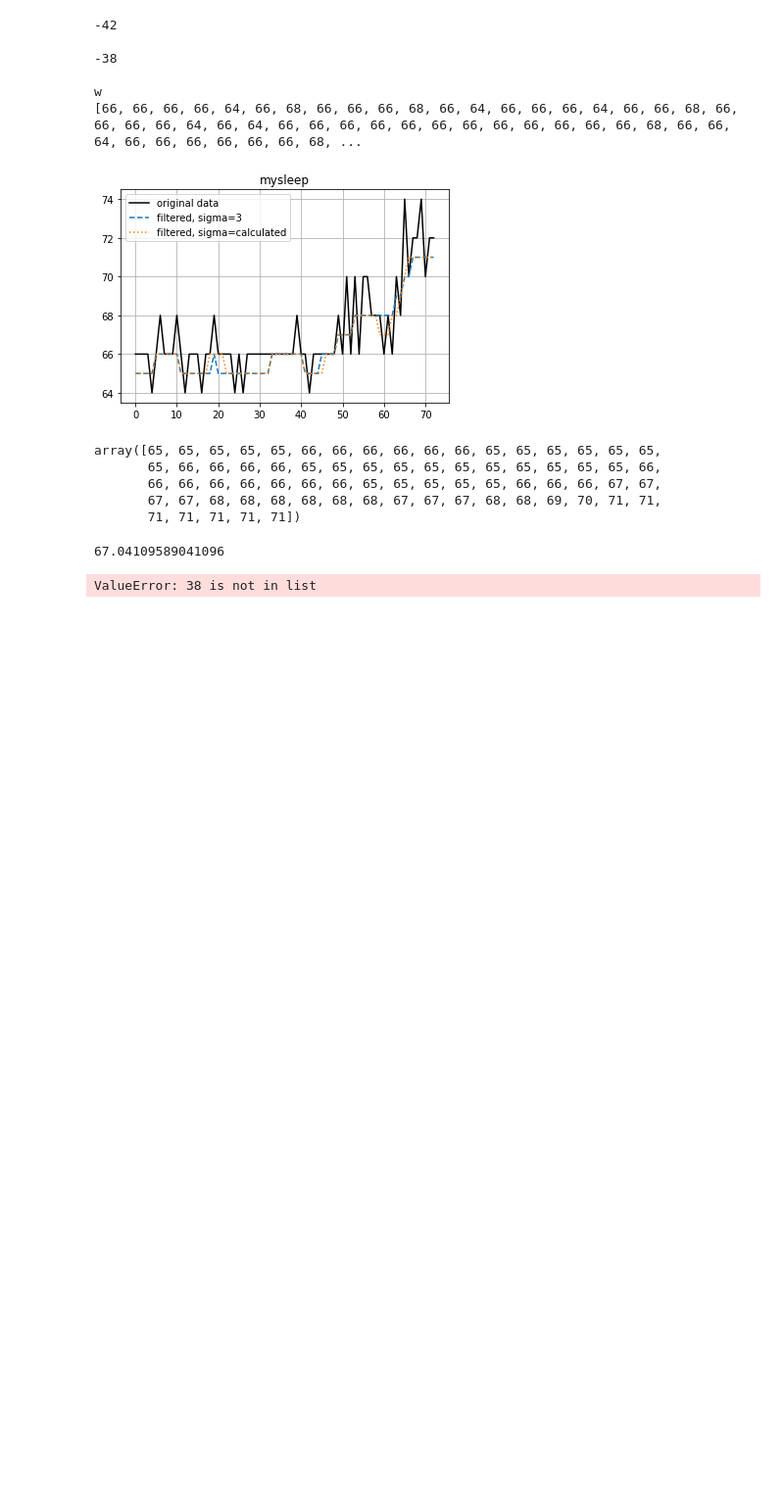
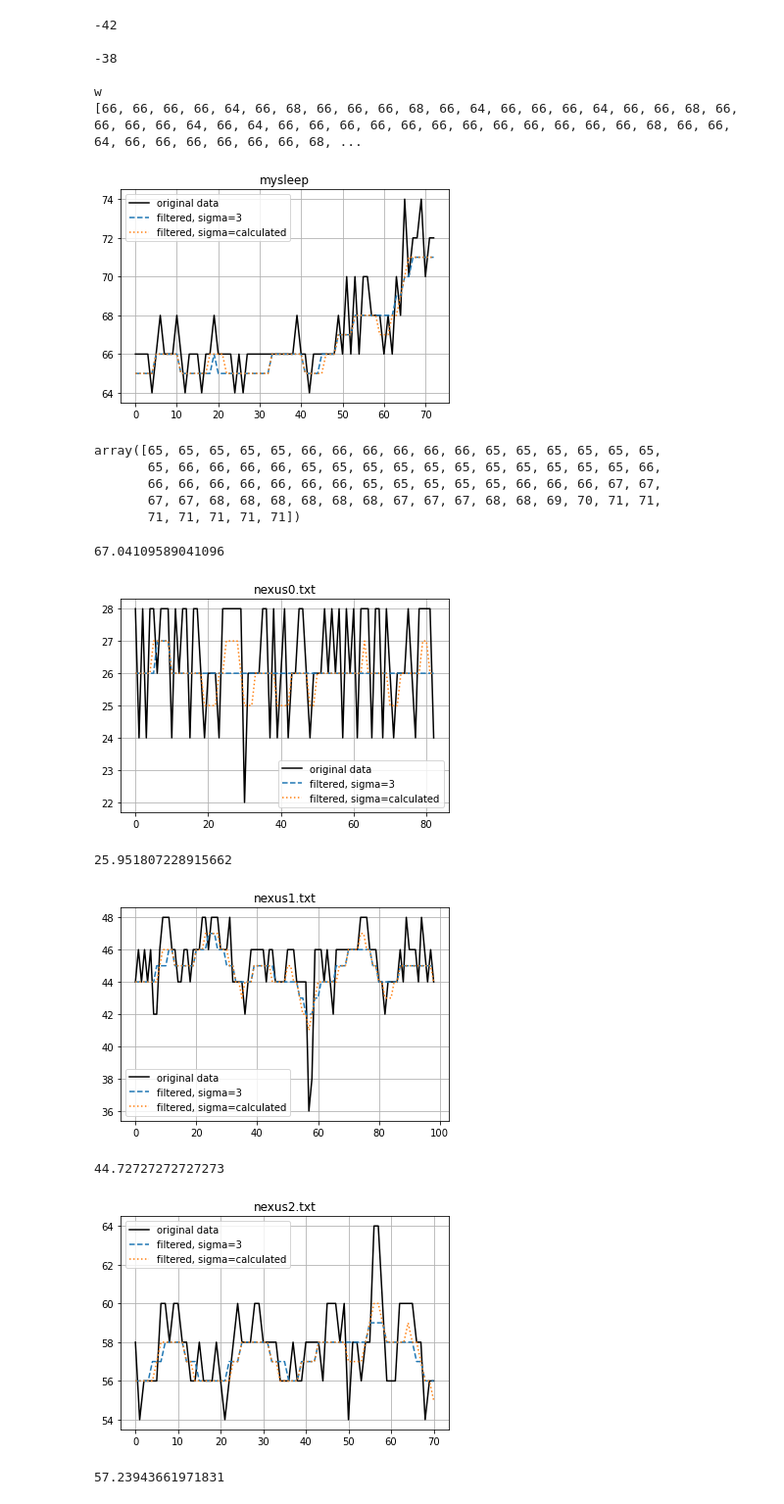
Before and after one commit to alertjjm/Python_Practice, a Jupyter notebook: gausian.ipynb, the cells around one changed output. Shown: that part at 98% size. Cells and saved outputs as stored; diff of their text form; code cells hidden in the pictures; blank space fills up the shorter version.

```diff
--- a/gausian.ipynb
+++ b/gausian.ipynb
@@ -84,7 +84,26 @@ print(np.mean(sleeparr))
 for i in sleeparr:
     if i<=40:
         print(i)
-# %%
-print(sleeparr.index(38))
-# %% [output]
-ValueError: 38 is not in list
+# %%
+def filegaussian(filename):
+    sleeparr=[]
+    f = open(filename, 'r')
+    while True:
+        line = f.readline()
+        if not line:
+            break
+        sleeparr.append(-int(line))
+    f.close()
+    resultlist=gausian(sleeparr, np.std(sleeparr), filename)
+    print(np.mean(resultlist))
+# %%
+filegaussian('nexus0.txt')
+filegaussian('nexus1.txt')
+filegaussian('nexus2.txt')
+# %% [output]
+[figure, added]
+25.951807228915662
+[figure, added]
+44.72727272727273
+[figure, added]
+57.23943661971831
```
Also changed, not shown: parts of 3 cells of this notebook, 16 other files.
